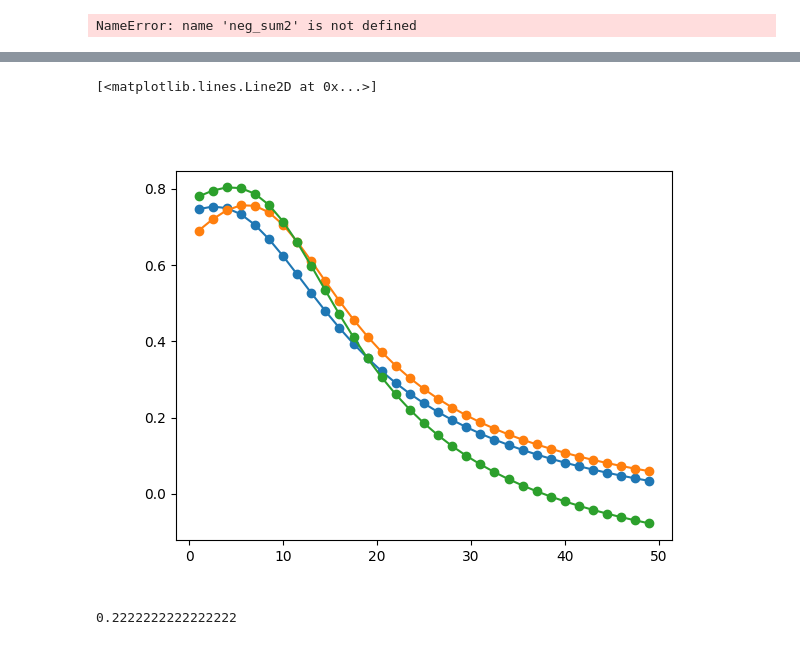
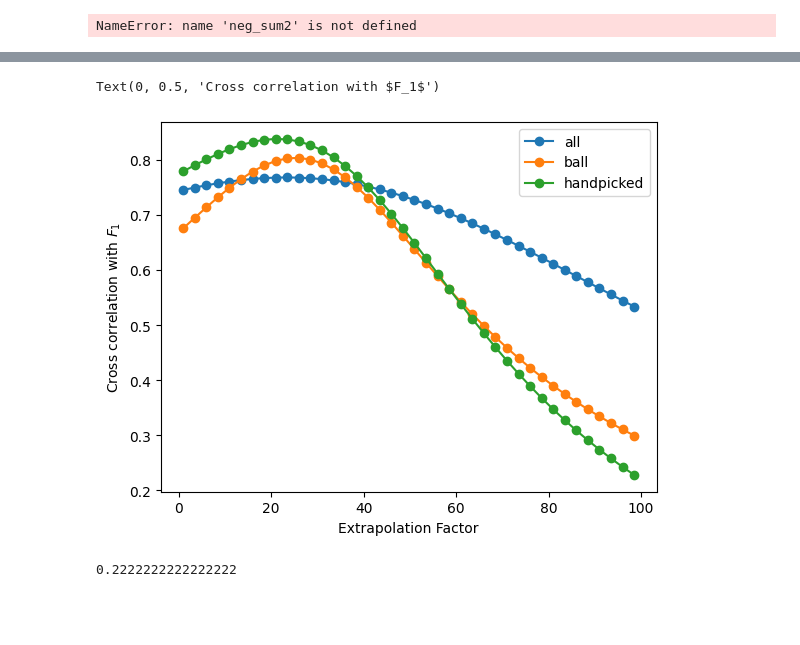
Before and after one commit to cvazz/occupancy-estimation, a Jupyter notebook: photolyase/test_blob_function.ipynb, the cells around one changed output, grey strips where cells are left out. Saved outputs shown, nothing was run; the diff lists cells and outputs as text; code cells hidden in the pictures; blank space fills up the shorter version.

```diff
--- a/photolyase/test_blob_function.ipynb
+++ b/photolyase/test_blob_function.ipynb
@@ -476,23 +469,7 @@ density_light_ground = s2r(struc_light, hs_limit, 0)
 #         print(matched)
 #     cross_correl.append(matched[0][0])
 
-import multiprocessing as mp
-from skimage.feature import match_template
-
-def match_single(density_light_ground, rho_xtr, map_sampling ):
-    matched = match_template(density_light_ground, rho_xtr.to_3d_numpy_map(map_sampling=map_sampling))
-    if matched.size != 1:
-        print(matched)
-    return matched[0][0]
-
-density_light_ground = s2r(struc_light, hs_limit, 0)
-
-# Prepare arguments for starmap
-
-# match_single(args_list[0])
-def run_pool():
-    args_list = [(density_light_ground, rho_xtrs[ii], map_sampling) for ii in range(len(rho_xtrs))]
-    with mp.Pool() as pool:
-        cross_correl = pool.starmap(match_single, args_list)
-        return cross_correl
-cross_correl = run_pool()
+from systematic_plots import crosscorrelation_groundtruth
+cross_correls_all = crosscorrelation_groundtruth(pdbloc_light, map_xtrs, map_sampling=map_sampling, hs_limit=hs_limit)
+cross_correls_ball = crosscorrelation_groundtruth(pdbloc_light, map_xtrs, map_sampling=map_sampling, hs_limit=hs_limit, mask=masks['ball'])
+cross_correls_hand = crosscorrelation_groundtruth(pdbloc_light, map_xtrs, map_sampling=map_sampling, hs_limit=hs_limit, mask=masks['handpicked'])
@@ -543,11 +476,15 @@ for ii in range(len(rho_xtrs)):
 # %%
-plt.figure()
-plt.plot(extrapolation_factors, cross_correl, 'o-')
-plt.plot(extrapolation_factors, cross_correl_ball, 'o-')
-plt.plot(extrapolation_factors, cross_correl_hand, 'o-')
+
+fig, ax = plt.subplots()
+ax.plot(extrapolation_factors, cross_correls_all, 'o-', label='all')
+ax.plot(extrapolation_factors, cross_correls_ball, 'o-', label='ball')
+ax.plot(extrapolation_factors, cross_correls_hand, 'o-', label='handpicked')
+ax.legend()
+ax.set_xlabel("Extrapolation Factor")
+ax.set_ylabel("Cross correlation with $F_1$")
 # %% [output]
-[<matplotlib.lines.Line2D at 0x...>]
+Text(0, 0.5, 'Cross correlation with $F_1$')
-[figure, old version]
+[figure, new version]
 # %%
 2/9
 # %% [output]
```
Also changed, not shown: parts of 21 cells of this notebook, 3 other files.
